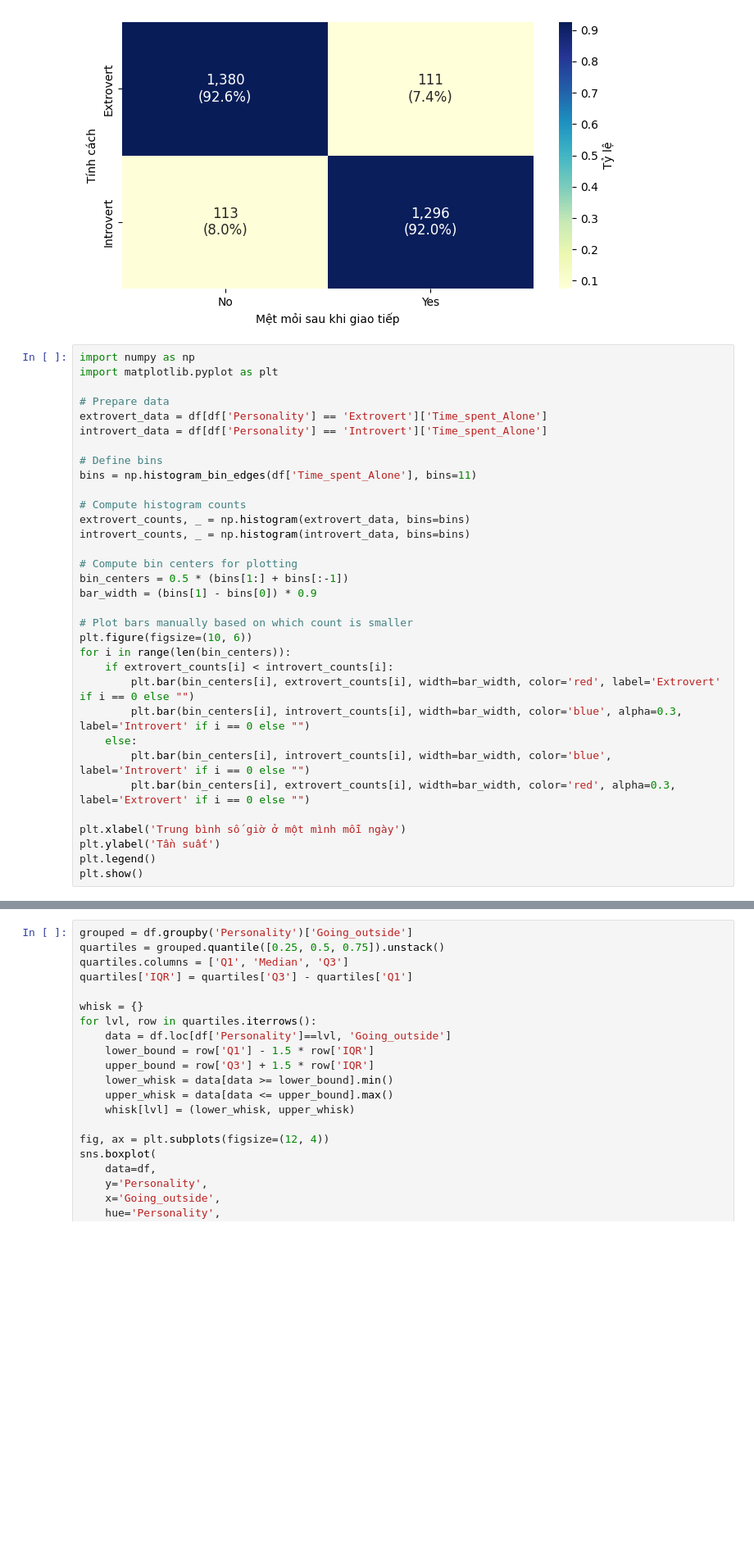
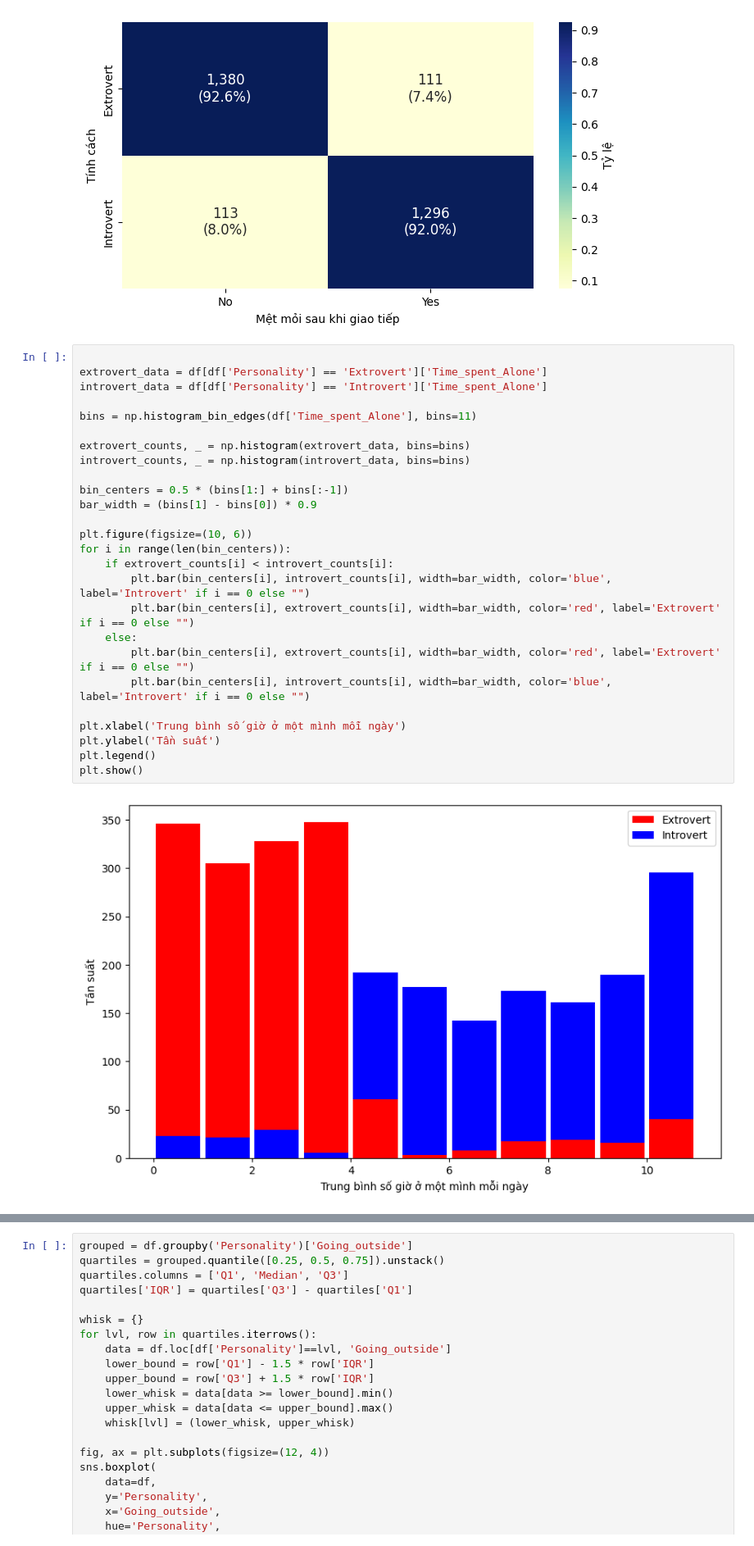
Before and after one commit to StrugVN/data-analysis-ctu, a Jupyter notebook: 3/3.ipynb, the cells around one changed output, grey strips where cells are left out. Shown at 82% size. Cells and saved outputs as stored; diff of their text form; blank space fills up the shorter version.

```diff
--- a/3/3.ipynb
+++ b/3/3.ipynb
@@ -222,38 +222,33 @@ plot_heatmap_by_target(df, 'Personality', 'Drained_after_socializing', 'Tính c
 # %% [output]
 [figure]
 # %%
-import numpy as np
-import matplotlib.pyplot as plt
 
-# Prepare data
 extrovert_data = df[df['Personality'] == 'Extrovert']['Time_spent_Alone']
 introvert_data = df[df['Personality'] == 'Introvert']['Time_spent_Alone']
 
-# Define bins
 bins = np.histogram_bin_edges(df['Time_spent_Alone'], bins=11)
 
-# Compute histogram counts
 extrovert_counts, _ = np.histogram(extrovert_data, bins=bins)
 introvert_counts, _ = np.histogram(introvert_data, bins=bins)
 
-# Compute bin centers for plotting
 bin_centers = 0.5 * (bins[1:] + bins[:-1])
 bar_width = (bins[1] - bins[0]) * 0.9
 
-# Plot bars manually based on which count is smaller
 plt.figure(figsize=(10, 6))
 for i in range(len(bin_centers)):
     if extrovert_counts[i] < introvert_counts[i]:
+        plt.bar(bin_centers[i], introvert_counts[i], width=bar_width, color='blue', label='Introvert' if i == 0 else "")
         plt.bar(bin_centers[i], extrovert_counts[i], width=bar_width, color='red', label='Extrovert' if i == 0 else "")
-        plt.bar(bin_centers[i], introvert_counts[i], width=bar_width, color='blue', alpha=0.3, label='Introvert' if i == 0 else "")
     else:
+        plt.bar(bin_centers[i], extrovert_counts[i], width=bar_width, color='red', label='Extrovert' if i == 0 else "")
         plt.bar(bin_centers[i], introvert_counts[i], width=bar_width, color='blue', label='Introvert' if i == 0 else "")
-        plt.bar(bin_centers[i], extrovert_counts[i], width=bar_width, color='red', alpha=0.3, label='Extrovert' if i == 0 else "")
 
 plt.xlabel('Trung bình số giờ ở một mình mỗi ngày')
 plt.ylabel('Tần suất')
 plt.legend()
 plt.show()
+# %% [output]
+[figure, added]
 # %%
 plt.figure(figsize=(10, 6))
 sns.histplot(df[df['Personality'] == 'Extrovert']['Time_spent_Alone'], color='red', label='Extrovert', kde=True, stat='count', bins=11)
```
Also changed, not shown: parts of 1 cell of this notebook, 2 other files.
